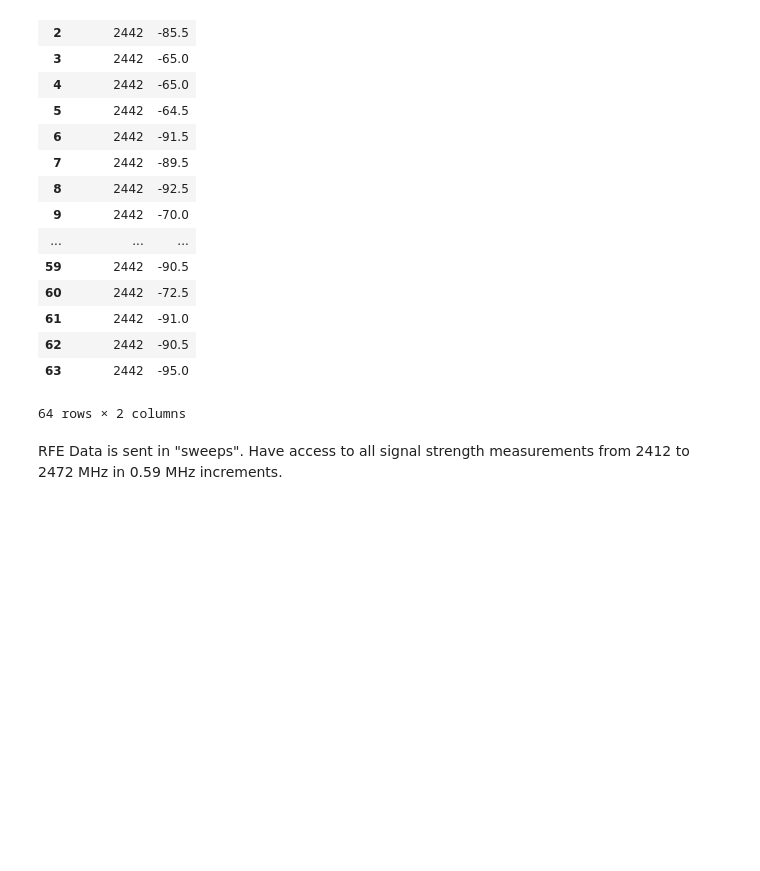
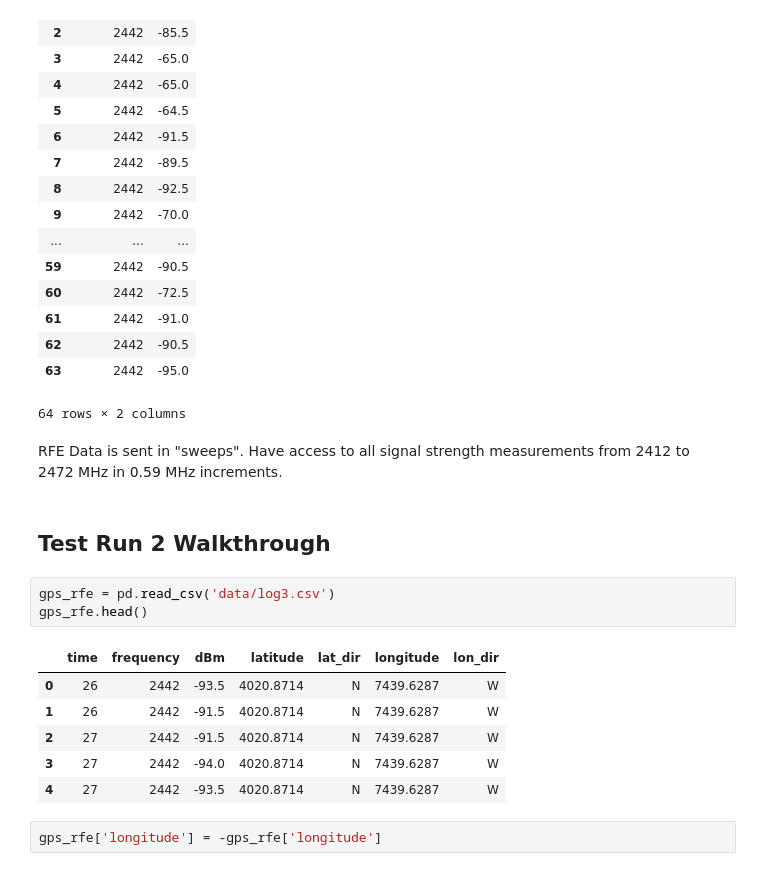
Before and after one commit to pranavbadami/urban-measurement, a Jupyter notebook: test_run_1_analysis.ipynb, the cells around one changed output. Saved outputs shown, nothing was run; the diff lists cells and outputs as text; blank space fills up the shorter version.

```diff
--- a/test_run_1_analysis.ipynb
+++ b/test_run_1_analysis.ipynb
@@ -87,3 +87,17 @@ rfe
 # %% [markdown]
 RFE Data is sent in "sweeps".
 Have access to all signal strength measurements from 2412 to 2472 MHz in 0.59 MHz increments.
+# %% [markdown]
+<h2>Test Run 2 Walkthrough</h2>
+# %%
+gps_rfe = pd.read_csv('data/log3.csv')
+gps_rfe.head()
+# %% [output]
+|  | time | frequency | dBm | latitude | lat_dir | longitude | lon_dir |
+| 0 | 26 | 2442 | -93.5 | 4020.8714 | N | 7439.6287 | W |
+| 1 | 26 | 2442 | -91.5 | 4020.8714 | N | 7439.6287 | W |
+| 2 | 27 | 2442 | -91.5 | 4020.8714 | N | 7439.6287 | W |
+| 3 | 27 | 2442 | -94.0 | 4020.8714 | N | 7439.6287 | W |
+| 4 | 27 | 2442 | -93.5 | 4020.8714 | N | 7439.6287 | W |
+# %%
+gps_rfe['longitude'] = -gps_rfe['longitude']
```
Also changed, not shown: parts of 2 cells of this notebook, 13 other files.
